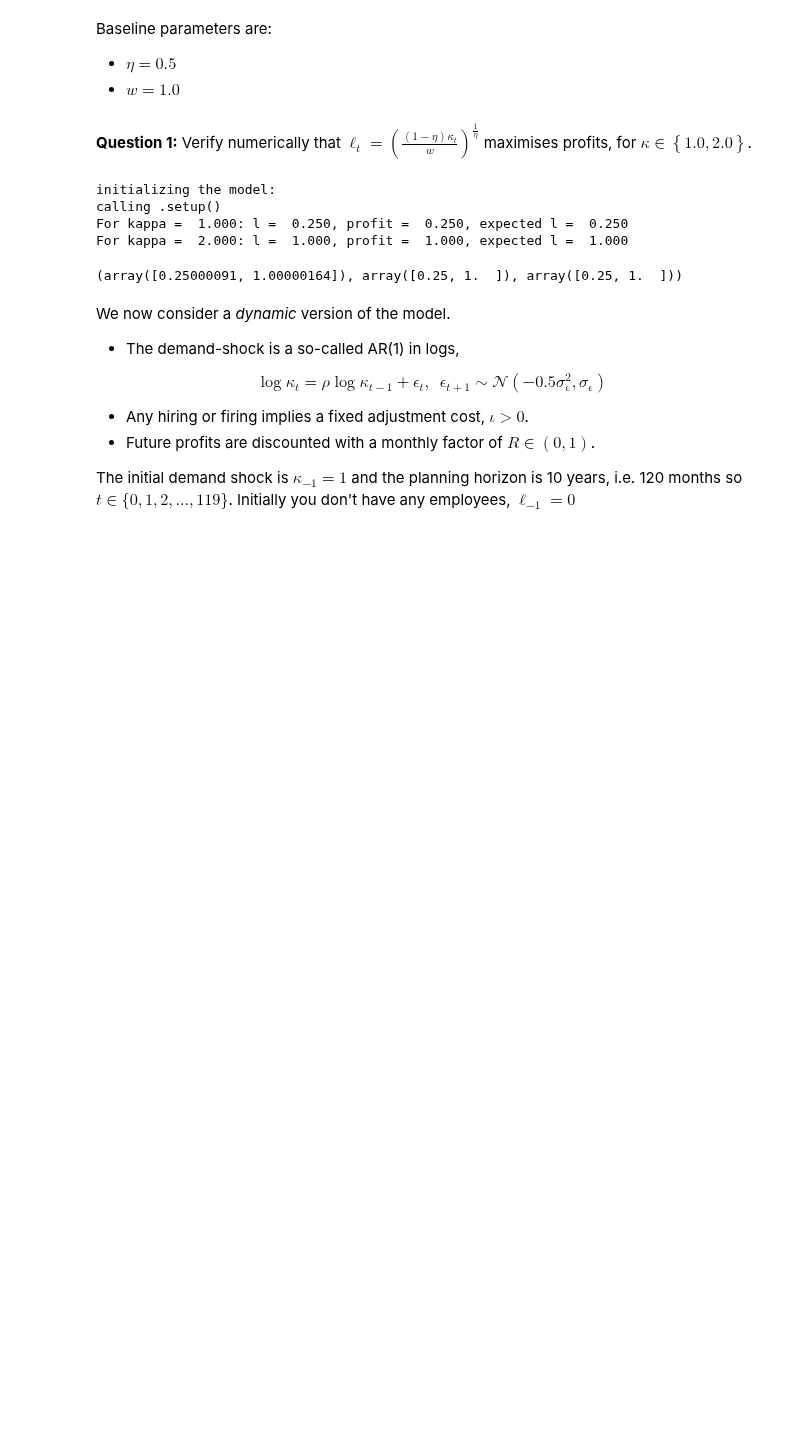
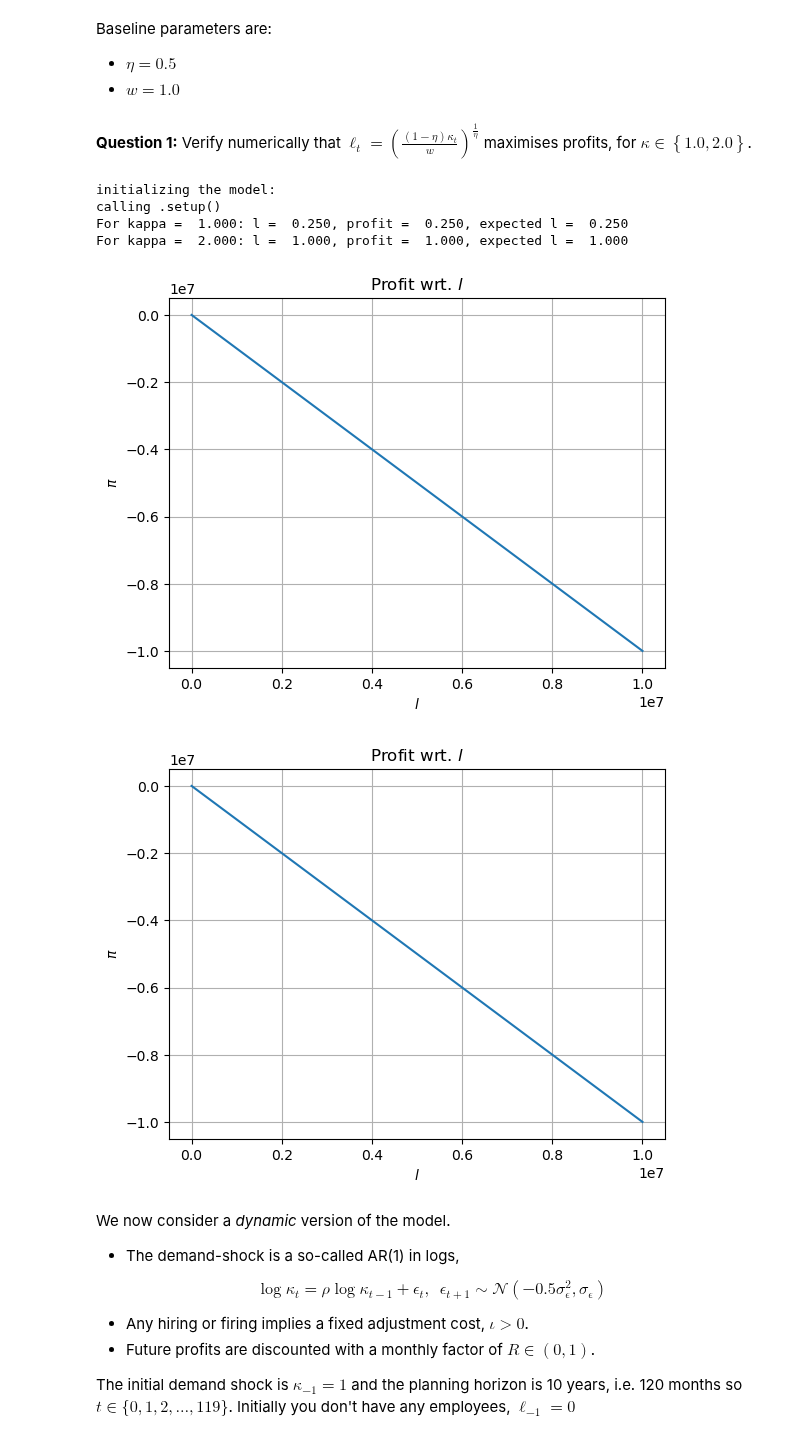
Before and after one commit to NumEconCopenhagen/projects-2023-EFS, a Jupyter notebook: examproject/q2.ipynb, the cells around one changed output. Drawn from its saved outputs; the diff is of its cells as text; code cells hidden in the pictures; blank space fills up the shorter version.

Commit message:
- q2: solved question 1

```diff
--- a/examproject/q2.ipynb
+++ b/examproject/q2.ipynb
@@ -25,15 +32,17 @@ Baseline parameters are:
 - $w = 1.0$
 # %% [markdown]
 **Question 1:** Verify numerically that $\ell_{t}=\left(\frac{(1-\eta)\kappa_{t}}{w}\right)^{\frac{1}{\eta}}$ maximises profits, for $\kappa\in\left\{1.0 , 2.0\right\}$.
-# %%
-Model = hair_salon()
-Model.solve()
-# %% [output]
-initializing the model:
-calling .setup()
-For kappa =  1.000: l =  0.250, profit =  0.250, expected l =  0.250
-For kappa =  2.000: l =  1.000, profit =  1.000, expected l =  1.000
-(array([0.25000091, 1.00000164]), array([0.25, 1.  ]), array([0.25, 1.  ]))
+# %%
+model = hair_salon()
+model.solve()
+model.plot_profit()
+# %% [output]
+initializing the model:
+calling .setup()
+For kappa =  1.000: l =  0.250, profit =  0.250, expected l =  0.250
+For kappa =  2.000: l =  1.000, profit =  1.000, expected l =  1.000
+[figure, added]
+[figure, added]
 # %% [markdown]
 We now consider a *dynamic* version of the model.
 
```
Also changed, not shown: parts of 1 cell of this notebook, 1 other file.
